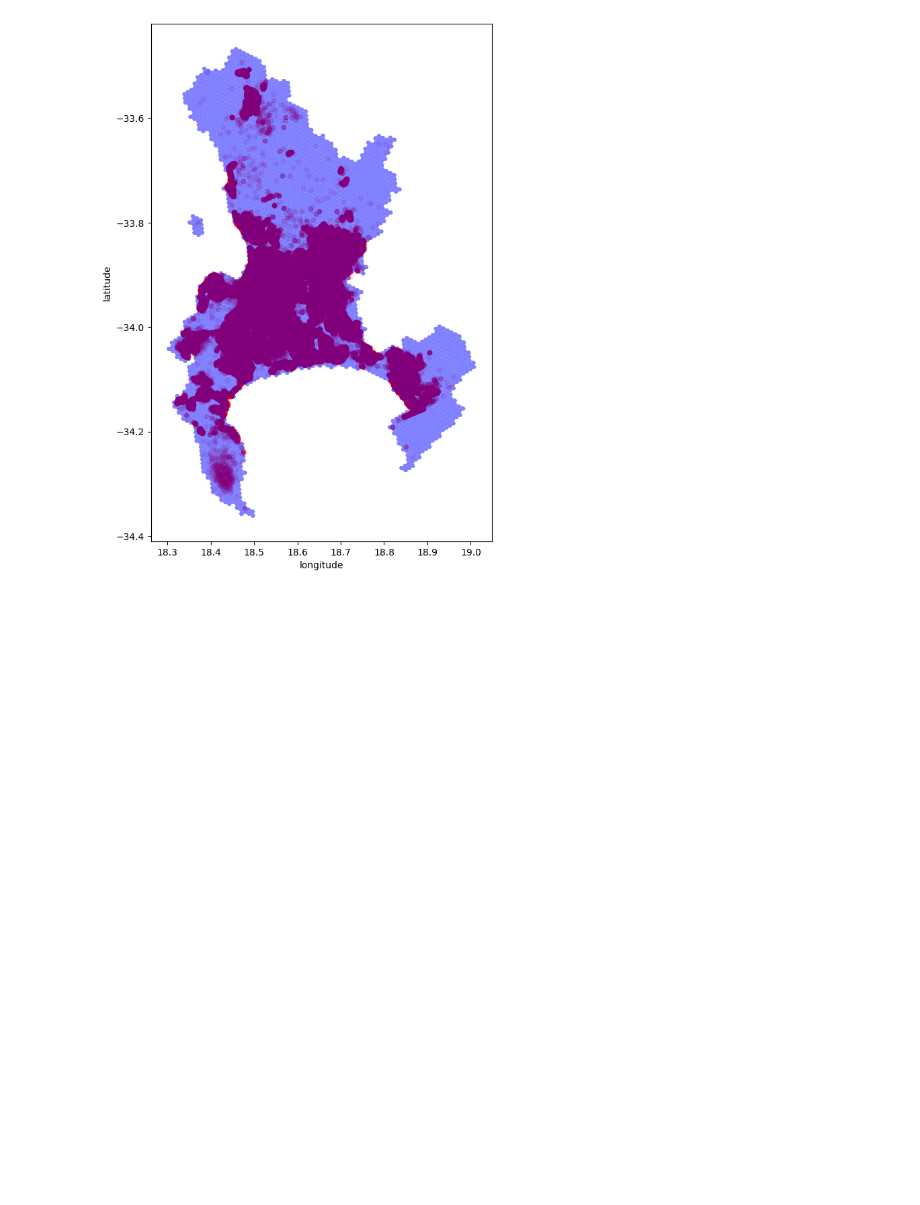
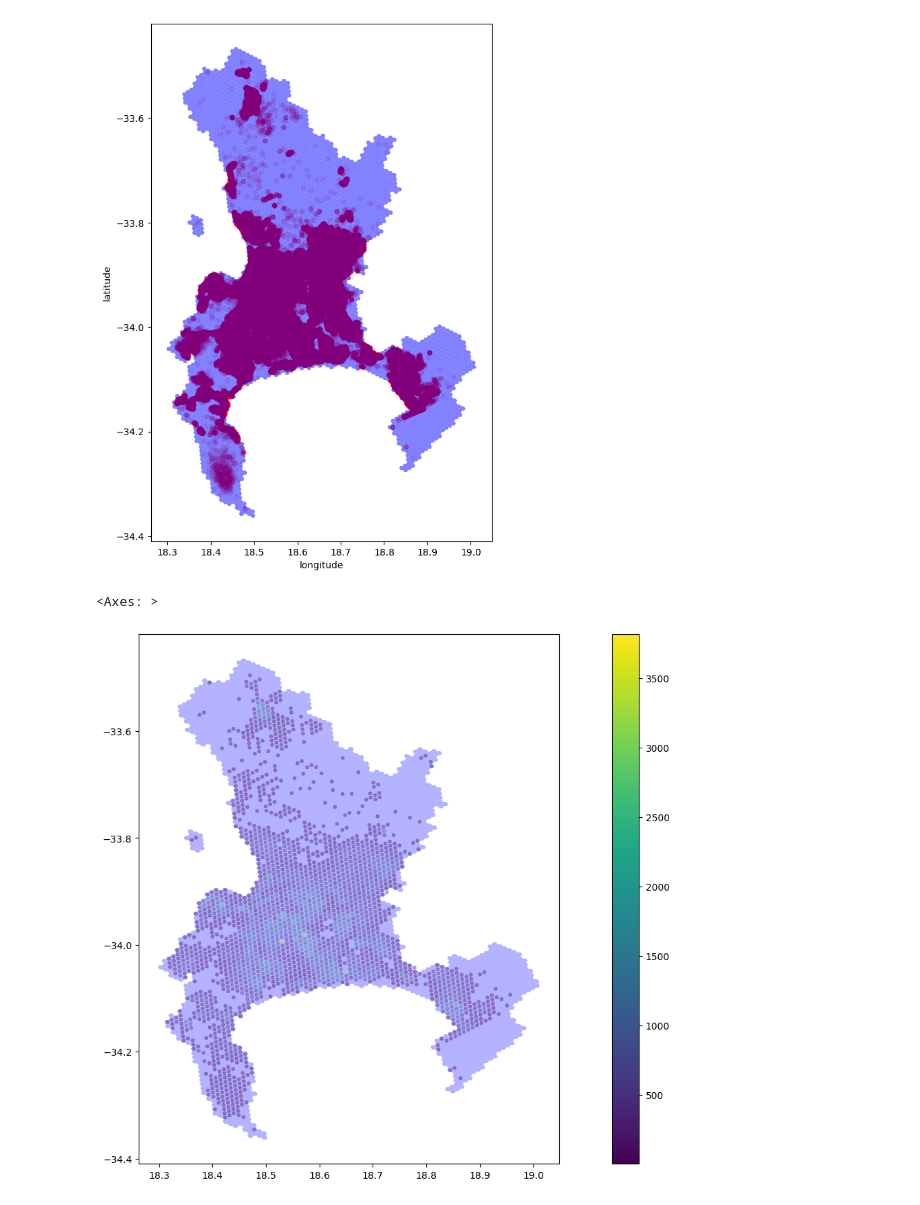
Before and after one commit to AndrewCloete/ds_code_challenge, a Jupyter notebook: Untitled.ipynb, the cells around one changed output. Saved outputs shown, nothing was run; the diff lists cells and outputs as text; code cells hidden in the pictures; blank space fills up the shorter version.

Commit message:
Adds visual join check of service requests and polygons

```diff
--- a/Untitled.ipynb
+++ b/Untitled.ipynb
@@ -42,5 +41,32 @@ gdf_l8_given.plot(ax=ax, color="blue", alpha=0.5)
 # %% [output]
 <Axes: xlabel='longitude', ylabel='latitude'>
 [figure]
+# %%
+RESOLUTION_LEVEL = 8
+hex_col = 'h3_hex'+str(RESOLUTION_LEVEL)
+sr[hex_col] = sr.apply(lambda x: h3.geo_to_h3(x["latitude"], x["longitude"], RESOLUTION_LEVEL), axis=1)
 # %%
-sr["h3_index"] = sr.apply(lambda x: h3.geo_to_h3(x["latitude"], x["longitude"], 8), axis=1)
+
+sr = sr[sr[hex_col] != '0']
+sr['h3_lat'] = sr[hex_col].apply(lambda x: h3.h3_to_geo(x)[0])
+sr['h3_lng'] = sr[hex_col].apply(lambda x: h3.h3_to_geo(x)[1])
+
+# Aggregate service requests by hexagon
+srg = sr.groupby(hex_col).size().to_frame('cnt').reset_index()
+srg['latitude'] = srg[hex_col].apply(lambda x: h3.h3_to_geo(x)[0])
+srg['longitude'] = srg[hex_col].apply(lambda x: h3.h3_to_geo(x)[1])
+# %%
+fig, ax = plt.subplots(figsize=(20, 10))
+# sr.plot.scatter(ax=ax, x="h3_lng", y="h3_lat", color="red")
+gdf_srg = gpd.GeoDataFrame(
+    srg, geometry=gpd.points_from_xy(srg['longitude'], srg['latitude']))
+
+
+# print(gdf_srg.head())
+# print(gdf_l8_given.head())
+
+gdf_l8_given.plot(ax=ax, color="blue", alpha=0.3)
+gdf_srg.plot(ax=ax, column='cnt', alpha=0.3, legend=True, markersize=10)
+# %% [output]
+<Axes: >
+[figure, added]
```
Also changed, not shown: parts of 5 cells of this notebook.
